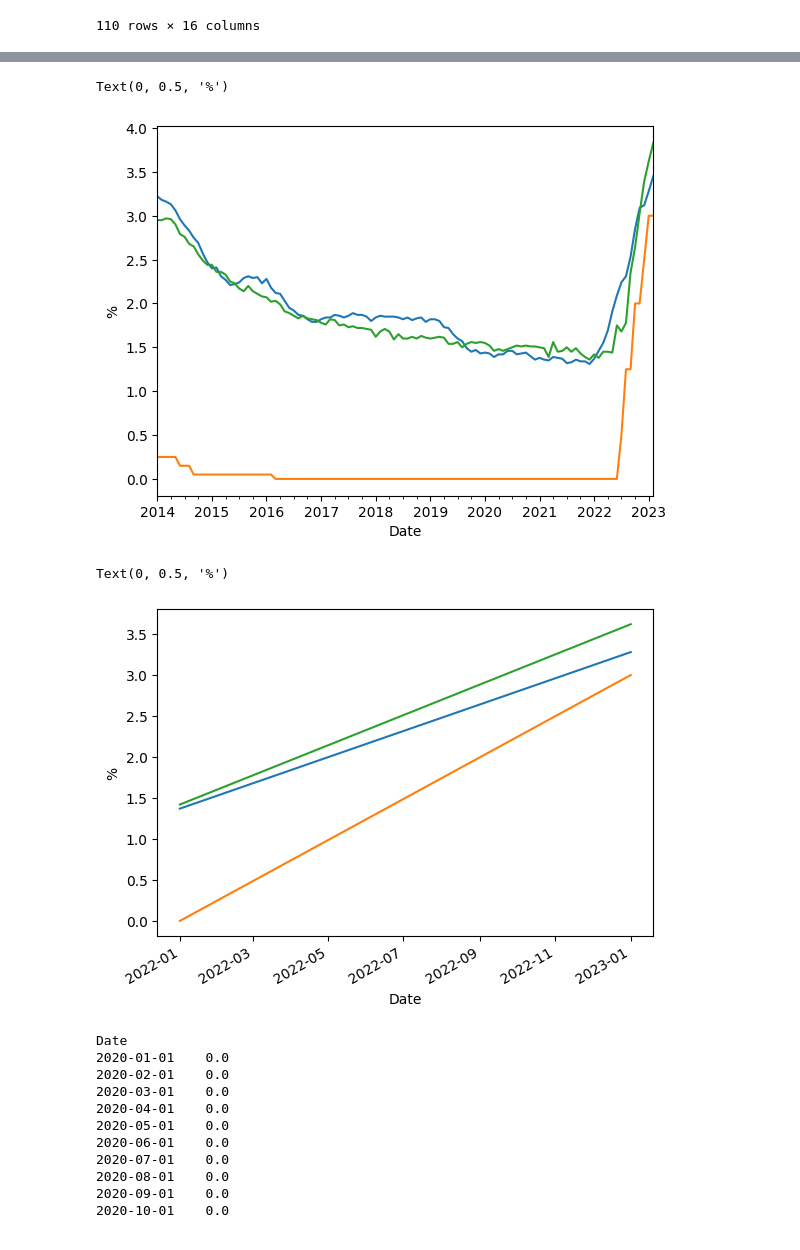
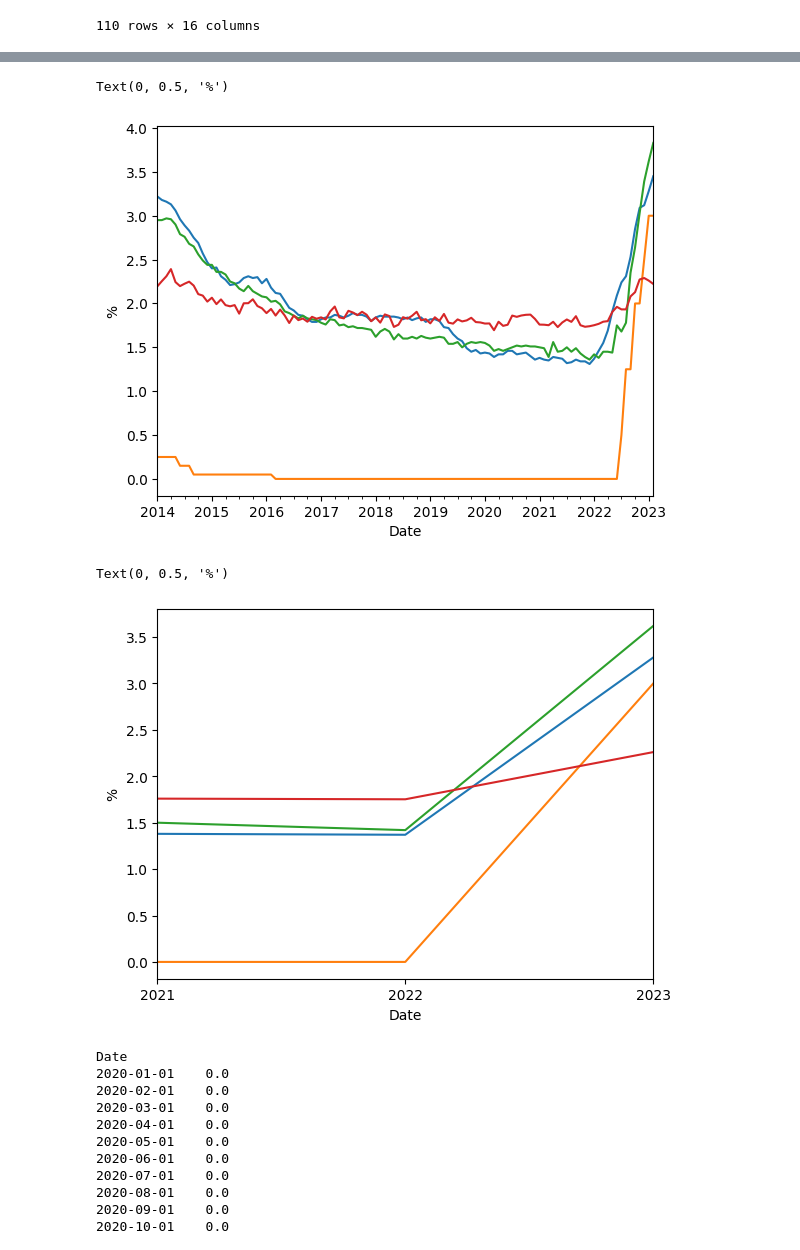
Before and after one commit to tommasograndi/Banking_research_2, a Jupyter notebook: script.ipynb, the cells around one changed output, grey strips where cells are left out. Drawn from its saved outputs; the diff is of its cells as text; code cells hidden in the pictures.

```diff
--- a/script.ipynb
+++ b/script.ipynb
@@ -129,3 +129,7 @@ data.head()
 | 2014-03-01 | 0.25 | 2.97 | 3.16 | 3.64 | 3.18 | ... |
 | 2014-04-01 | 0.25 | 2.96 | 3.13 | 3.65 | 3.18 | ... |
 | 2014-05-01 | 0.25 | 2.90 | 3.06 | 3.60 | 3.17 | ... |
+# %%
+margins = pd.read_excel('datasets/banks_lending_margins.xls', sheet_name='Sheet1')
+margins = margins.iloc[::-1,].reset_index(drop=True)
+margins
@@ -131,0 +150,4 @@ data.head()
+# %%
+margins['Date'] = margins['Date'].apply(pd.to_datetime)
+margins.set_index('Date',inplace=True)
+margins.head()
@@ -133,18 +163,20 @@ data.head()
 data['Cob, over 1 year'].plot()
 data['MRO'].plot()
 data[ 'Cob, up to 1 year'].plot()
+margins['EU_average'].plot()
 plt.ylabel('%')
 # %% [output]
 Text(0, 0.5, '%')
-[figure, old version]
+[figure, new version]
 # %%
-data.loc[[ '2022', '2023'],'Cob, over 1 year'].plot()
-data.loc[[ '2022', '2023'],'MRO'].plot()
-data.loc[[ '2022', '2023'], 'Cob, up to 1 year'].plot()
+data.loc[[ '2021','2022', '2023'],'Cob, over 1 year'].plot()
+data.loc[[ '2021','2022', '2023'],'MRO'].plot()
+data.loc[[ '2021','2022', '2023'], 'Cob, up to 1 year'].plot()
+margins.loc[[ '2021','2022', '2023'],'EU_average'].plot()
 plt.ylabel('%')
 # %% [output]
 Text(0, 0.5, '%')
-[figure, old version]
+[figure, new version]
 # %%
 data.loc['2020', 'MRO']
 # %% [output]
```
Also changed, not shown: parts of 2 cells of this notebook.
